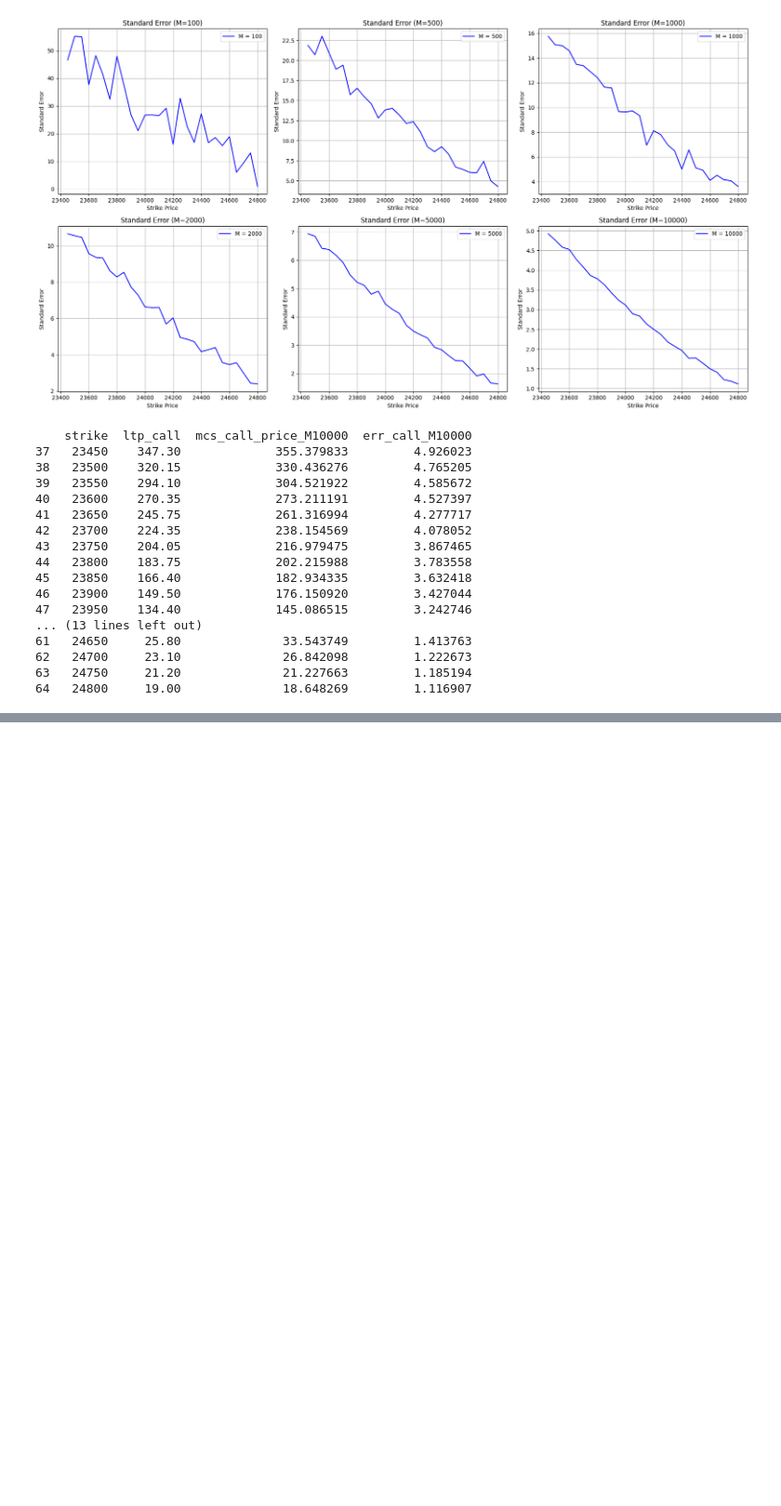
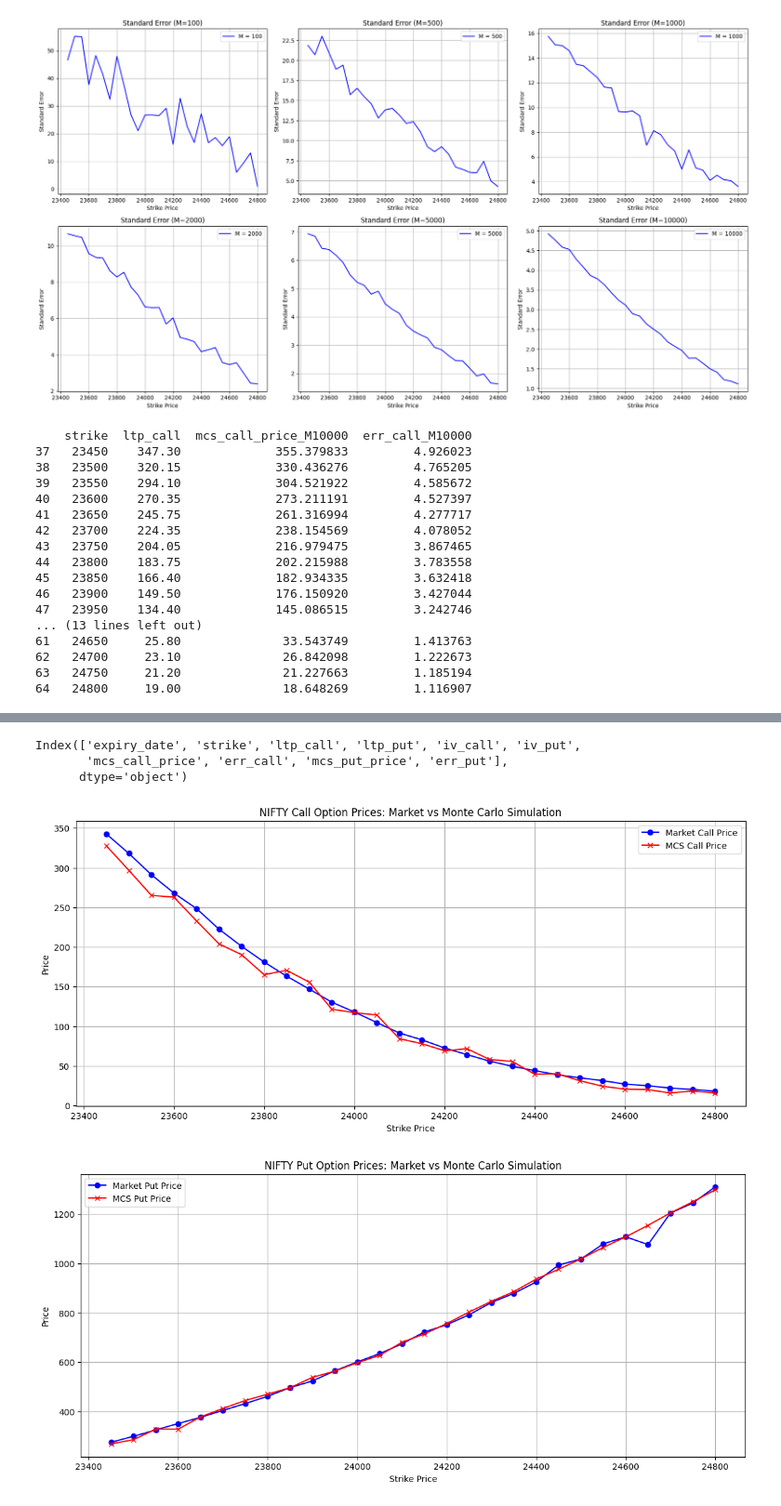
Before and after one commit to x-senpai-x/Options-Pricing, a Jupyter notebook: mcs.ipynb, the cells around one changed output, grey strips where cells are left out. Shown at 93% size. Cells and saved outputs as stored; diff of their text form; code cells hidden in the pictures; blank space fills up the shorter version.

Commit message:
added antithetic variables

```diff
--- a/mcs.ipynb
+++ b/mcs.ipynb
@@ -602,0 +883,50 @@ print(df[['strike', 'ltp_call',  'mcs_call_price_M10000', 'err_call_M10000']])
+# %%
+S=data['records']['underlyingValue']    # Current stock price
+r = 0.06857    # Risk-free rate (6.857%)
+sigma = annual_volatility # Volatility
+expiry_date = dt.strptime(TARGET_EXPIRY, "%d-%b-%Y")
+today = dt.today()
+T = (expiry_date - today).days / 365 + 1 / 365
+N = 100              #number of time steps i.e number of discrete intervals (dt=T/N -> delta T)
+M = 500            #number of simulations
+df = df[(df['strike'] >= 23450) & (df['strike'] <= 24800)]
+# Assuming price_call returns two values: (price, error)
+df['mcs_call_price'], df['err_call'] = zip(*df['strike'].apply(
+    lambda K: MonteCarloAntithetic(N, M, S, K, r, sigma, T).price_call())
+)
+df['mcs_put_price'], df['err_put'] = zip(*df['strike'].apply(
+    lambda K: MonteCarloAntithetic(N, M, S, K, r, sigma, T).price_put())
+)
+df.columns
+# MonteCarlo(N, M, 23700, 23600, r, sigma, T).price_call()
+# %% [output]
+Index(['expiry_date', 'strike', 'ltp_call', 'ltp_put', 'iv_call', 'iv_put',
+       'mcs_call_price', 'err_call', 'mcs_put_price', 'err_put'],
+      dtype='object')
+# %%
+import matplotlib.pyplot as plt
+
+# Plot Call Prices
+plt.figure(figsize=(14, 6))
+plt.plot(df['strike'], df['ltp_call'], 'o-', label='Market Call Price', color='b')
+plt.plot(df['strike'], df['mcs_call_price'], 'x-', label='MCS Call Price', color='r')
+plt.title('NIFTY Call Option Prices: Market vs Monte Carlo Simulation')
+plt.xlabel('Strike Price')
+plt.ylabel('Price')
+plt.legend()
+plt.grid(True)
+plt.show()
+
+# Plot Put Prices
+plt.figure(figsize=(14, 6))
+plt.plot(df['strike'], df['ltp_put'], 'o-', label='Market Put Price', color='b')
+plt.plot(df['strike'], df['mcs_put_price'], 'x-', label='MCS Put Price', color='r')
+plt.title('NIFTY Put Option Prices: Market vs Monte Carlo Simulation')
+plt.xlabel('Strike Price')
+plt.ylabel('Price')
+plt.legend()
+plt.grid(True)
+plt.show()
+# %% [output]
+[figure, added]
+[figure, added]
```
Also changed, not shown: parts of 16 cells of this notebook.
